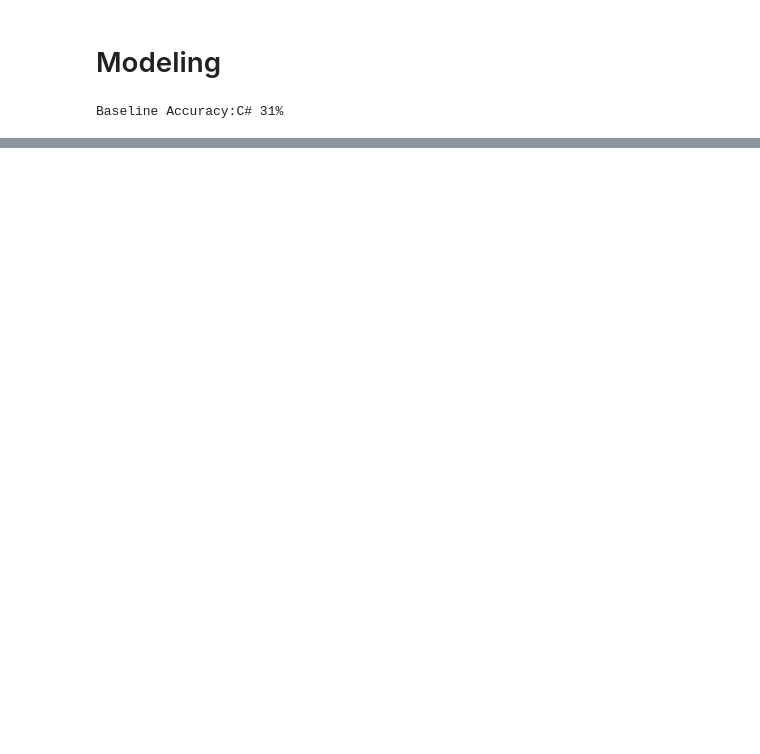
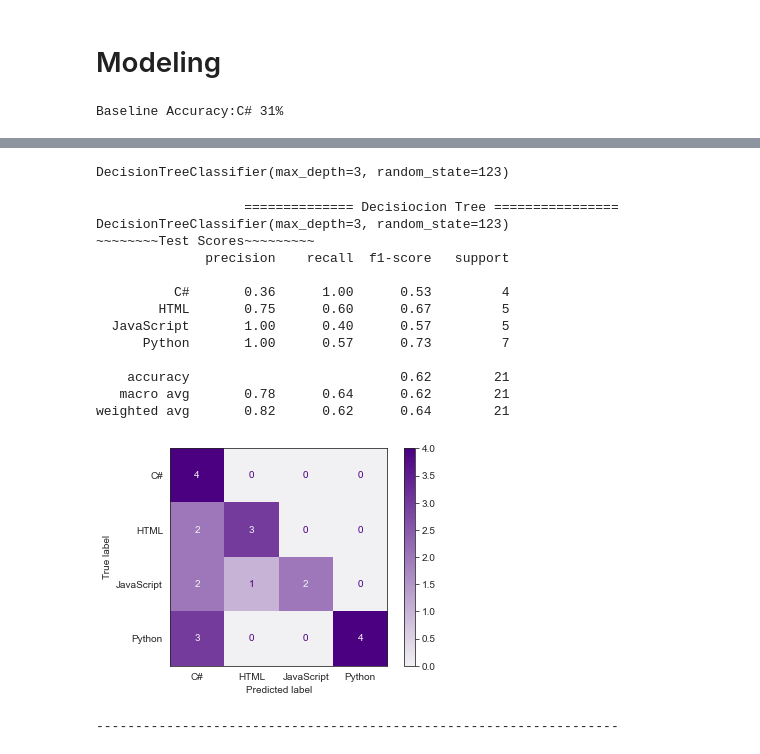
Before and after one commit to codeup-germain/github-code-composition, a Jupyter notebook: Model_Brandon_Draft.ipynb, the cells around one changed output, grey strips where cells are left out. Cells and saved outputs as stored; diff of their text form; code cells hidden in the pictures; blank space fills up the shorter version.

```diff
--- a/Model_Brandon_Draft.ipynb
+++ b/Model_Brandon_Draft.ipynb
@@ -349,0 +430,4 @@ X_train.shape
+# %%
+tree_models[tree_df.validate_accuracy.idxmax()]
+# %% [output]
+DecisionTreeClassifier(max_depth=3, random_state=123)
@@ -349,0 +484,19 @@ X_train.shape
+# %%
+class_names = ['C#', 'HTML', 'JavaScript','Python' ]
+make_models_and_print_metrics_test_data(tree_models[tree_df.validate_accuracy.idxmax()], 'Decisiocion Tree', X_train, y_train, X_test, y_test, class_names)
+# %% [output]
+                   ============== Decisiocion Tree ================
+DecisionTreeClassifier(max_depth=3, random_state=123)
+~~~~~~~~Test Scores~~~~~~~~~
+              precision    recall  f1-score   support
+
+          C#       0.36      1.00      0.53         4
+        HTML       0.75      0.60      0.67         5
+  JavaScript       1.00      0.40      0.57         5
+      Python       1.00      0.57      0.73         7
+
+    accuracy                           0.62        21
+   macro avg       0.78      0.64      0.62        21
+weighted avg       0.82      0.62      0.64        21
+[figure, added]
+-------------------------------------------------------------------
```
Also changed, not shown: parts of 14 cells of this notebook.
